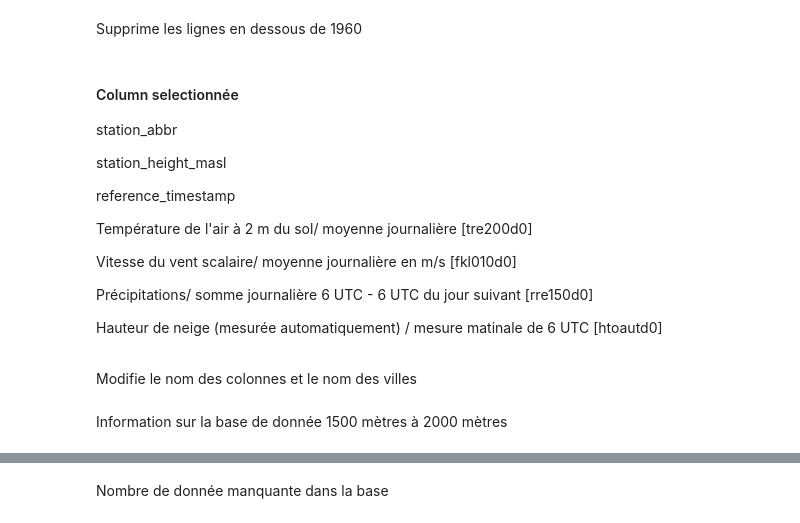
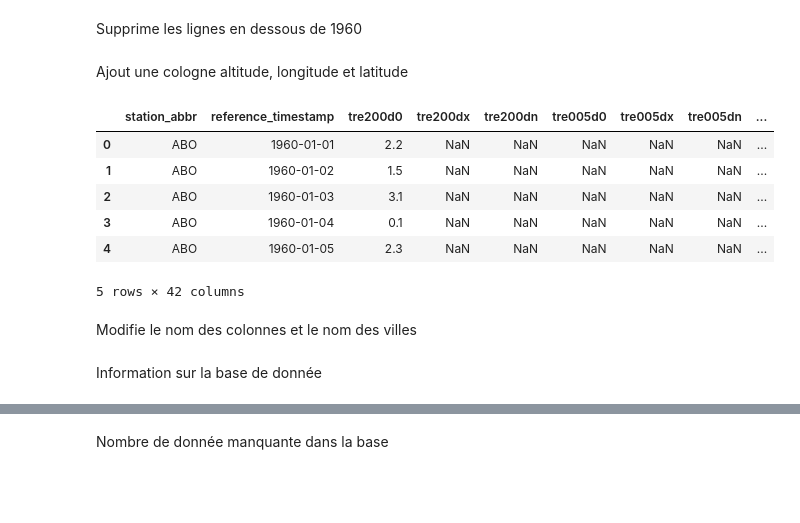
Before and after one commit to Inertie78/StatisticalWeather, a Jupyter notebook: statisticalWeather.ipynb, the cells around one changed output, grey strips where cells are left out. Cells and saved outputs as stored; diff of their text form; code cells hidden in the pictures; blank space fills up the shorter version.

```diff
--- a/statisticalWeather.ipynb
+++ b/statisticalWeather.ipynb
@@ -132,13 +84,7 @@ Change le format de la date
 # %%
-#dataWeather_500['reference_timestamp'] = pd.to_datetime(dataWeather_500['reference_timestamp'], format='%d.%m.%Y %H:%M')
-#dataWeather_500_1000['reference_timestamp'] = pd.to_datetime(dataWeather_500_1000['reference_timestamp'], format='%d.%m.%Y %H:%M')
-#dataWeather_1000_1500['reference_timestamp'] = pd.to_datetime(dataWeather_1000_1500['reference_timestamp'], format='%d.%m.%Y %H:%M')
-
-dataWeather_1500_2000['reference_timestamp'] = pd.to_datetime(dataWeather_1500_2000['reference_timestamp'], format='%d.%m.%Y %H:%M')
-dataWeather_2000_2500['reference_timestamp'] = pd.to_datetime(dataWeather_2000_2500['reference_timestamp'], format='%d.%m.%Y %H:%M')
-dataWeather_2500_3000['reference_timestamp'] = pd.to_datetime(dataWeather_2500_3000['reference_timestamp'], format='%d.%m.%Y %H:%M')
-dataWeather_3000_3500['reference_timestamp'] = pd.to_datetime(dataWeather_3000_3500['reference_timestamp'], format='%d.%m.%Y %H:%M')
-dataWeather_3500_4000['reference_timestamp'] = pd.to_datetime(dataWeather_3500_4000['reference_timestamp'], format='%d.%m.%Y %H:%M')
+dataWeather['reference_timestamp'] = pd.to_datetime(dataWeather['reference_timestamp'], format='%d.%m.%Y %H:%M')
+dataWeather['year'] = dataWeather['reference_timestamp'].dt.year
+dataWeather['month'] = dataWeather['reference_timestamp'].dt.month
 # %% [markdown]
 Supprime les lignes en dessous de 1960
 # %%
@@ -155,12 +93,0 @@ dataWeather_3500_4000 = dataWeather_3500_4000[dataWeather_3500_4000['reference_t
-# %% [markdown]
-####   Column selectionnée
-
- <div style="vertical-align: middle;">
-    <p>station_abbr</p>
-    <p>station_height_masl</p>
-    <p>reference_timestamp</p>
-    <p>Température de l'air à 2 m du sol/ moyenne journalière [tre200d0]</p>
-    <p>Vitesse du vent scalaire/ moyenne journalière en m/s [fkl010d0]</p>
-    <p> Précipitations/ somme journalière 6 UTC - 6 UTC du jour suivant  [rre150d0]</p>
-    <p>Hauteur de neige (mesurée automatiquement) / mesure matinale de 6 UTC [htoautd0]</p>
-</div>
@@ -185,3 +94,33 @@ dataWeather_3500_4000 = dataWeather_3500_4000.drop(columns=dif_list, axis=1)
+# %% [markdown]
+Ajout une cologne altitude, longitude et latitude
+# %%
+dataWeather = dataWeather.merge(
+    station_identifier[['station_abbr', 'station_height_masl']],
+    on='station_abbr',
+    how='left'  # ou 'inner' si tu veux ignorer les stations non communes
+)
+
+dataWeather = dataWeather.merge(
+    station_identifier[['station_abbr', 'station_coordinates_lv95_east']],
+    on='station_abbr',
+    how='left'  # ou 'inner' si tu veux ignorer les stations non communes
+)
+
+dataWeather = dataWeather.merge(
+    station_identifier[['station_abbr', 'station_coordinates_lv95_north']],
+    on='station_abbr',
+    how='left'  # ou 'inner' si tu veux ignorer les stations non communes
+)
+
+dataWeather.head()
+# %% [output]
+|  | station_abbr | reference_timestamp | tre200d0 | tre200dx | tre200dn | tre005d0 | tre005dx | tre005dn | ... |
+| 0 | ABO | 1960-01-01 | 2.2 | NaN | NaN | NaN | NaN | NaN | ... |
+| 1 | ABO | 1960-01-02 | 1.5 | NaN | NaN | NaN | NaN | NaN | ... |
+| 2 | ABO | 1960-01-03 | 3.1 | NaN | NaN | NaN | NaN | NaN | ... |
+| 3 | ABO | 1960-01-04 | 0.1 | NaN | NaN | NaN | NaN | NaN | ... |
+| 4 | ABO | 1960-01-05 | 2.3 | NaN | NaN | NaN | NaN | NaN | ... |
+5 rows × 42 columns
 # %% [markdown]
 Modifie le nom des colonnes et le nom des villes
 # %%
@@ -205,3 +133,3 @@ dataWeather_3500_4000_name.rename(dict_nameColumns, axis=1, inplace=True)
 # %% [markdown]
-Information sur la base de donnée 1500 mètres à 2000 mètres
+Information sur la base de donnée
 # %%
```
Also changed, not shown: parts of 26 cells of this notebook, 1 other file.
